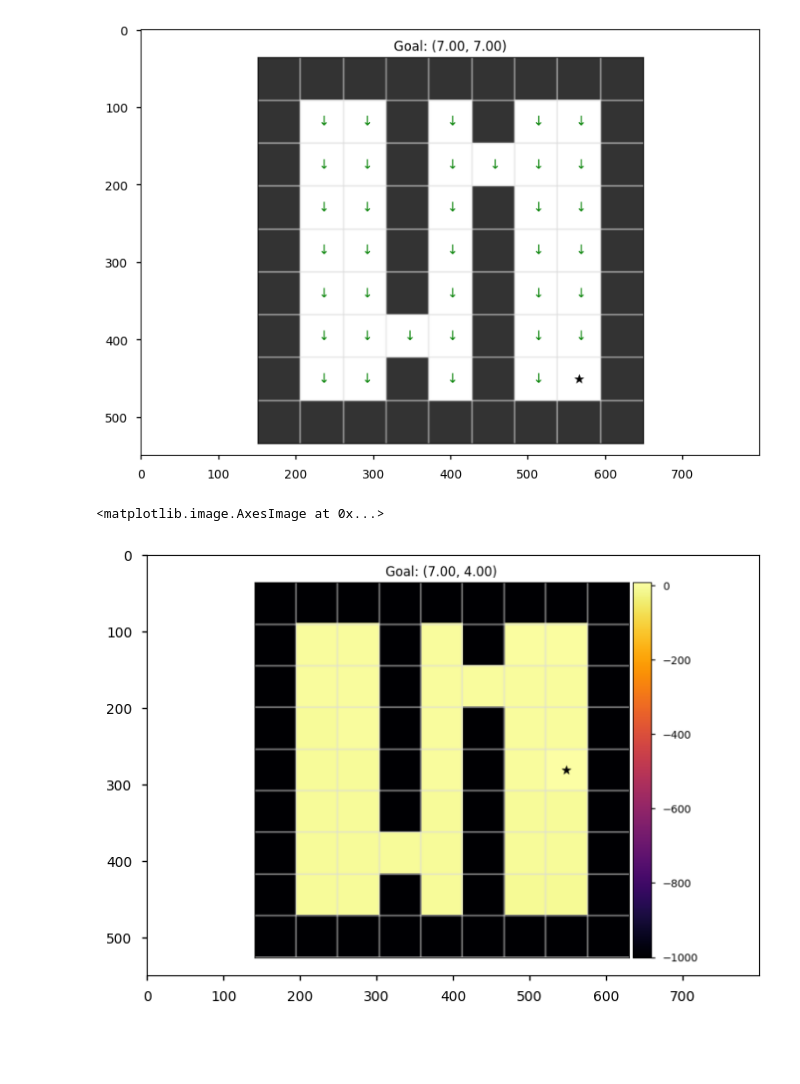
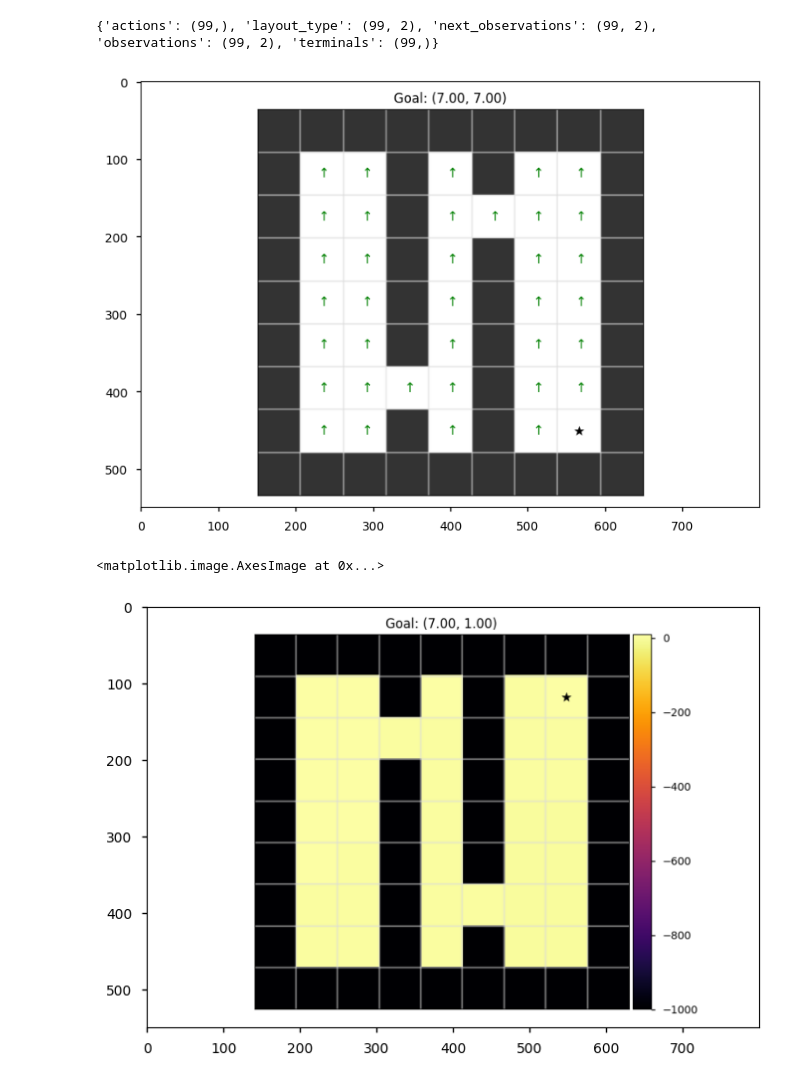
Before and after one commit to skylooop/BeliefConditionedFB, a Jupyter notebook: notebooks/in_context_fb.ipynb, the cells around one changed output. Drawn from its saved outputs; the diff is of its cells as text; code cells hidden in the pictures; blank space fills up the shorter version.

Commit message:
fb+gciql+context

```diff
--- a/notebooks/in_context_fb.ipynb
+++ b/notebooks/in_context_fb.ipynb
@@ -51,7 +51,7 @@ mediapy.show_images(layouts, width=256, height=256)
 from envs.minigrid.env_utils import random_exploration, q_learning
 
 train_layout_data = []
-NUM_TRAIN_LAYOUTS = 1
+NUM_TRAIN_LAYOUTS = 2
 NUM_TRAIN_STEPS = 100
 NUM_TRAIN_EPISODES = 2000
 
@@ -125,6 +125,6 @@ gc_whole_dataset = GCDataset(whole_dataset, config=fb_config['agent'])
 # %%
 sys.path.append("..")
-from agents.fb import ForwardBackwardAgent
+from agents.dynamics_fb import ForwardBackwardAgent
 
 gc_whole_dataset = GCDataset(whole_dataset, config=fb_config['agent'])
 example_batch = gc_whole_dataset.sample(1)
@@ -134,7 +134,8 @@ fb_agent = ForwardBackwardAgent.create(
     np.full_like(example_batch['actions'], env.action_space.n - 1),
     config=fb_config['agent']
 )
-fb_agent, info = fb_agent.update(gc_whole_dataset.sample(512))
+batch = gc_whole_dataset.sample(1, layout_type=0, context_length=NUM_TRAIN_STEPS)[1]
+fb_agent, info = fb_agent.update(batch, train_context_embedding=True)
 # %%
 from functools import partial
 from utils.evaluation import supply_rng
@@ -179,7 +180,7 @@ def plot_policy(env, dataset, fig=None, ax=None, title=None, action_fn=None, **k
     return fig, ax
 
 def visualize_policy_image(layout_type, task_num):
-    mdp_type = np.zeros((fb_config['agent']['number_of_meta_envs'], )) if fb_config['agent']['number_of_meta_envs'] > 1 else None
+    mdp_type = np.zeros((NUM_TRAIN_LAYOUTS, ))# if fb_config['agent']['number_of_meta_envs'] > 1 else None
     if mdp_type is not None:
         if layout_type == 0:
             mdp_type[0] = 1
@@ -195,21 +196,22 @@ def visualize_policy_image(layout_type, task_num):
     dynamics_embedding=None
     obs, info = env.reset()
     goal = info.get("goal_pos", None)
-    latent_z = fb_agent.infer_z(goal)
 
     if fb_config['agent']['use_context']:
         dataset_inference, env = random_exploration(env, num_episodes=1, layout_type=layout_type, num_mdp=NUM_TRAIN_LAYOUTS)
         print(jax.tree.map(lambda x: x.shape, dataset_inference))
-        dynamics_embedding_mean, dynamics_mean_std = fb_config.network.select('dynamic_transformer')(dataset_inference['observations'][None], dataset_inference['actions'][None,:,None],
+        dynamics_embedding_mean, dynamics_mean_std = fb_agent.network.select('dynamic_transformer')(dataset_inference['observations'][None], dataset_inference['actions'][None,:,None],
                                                                                     dataset_inference['next_observations'][None], train=False, return_embedding=True)
         dynamics_embedding = dynamics_embedding_mean + jax.random.normal(key=GLOBAL_KEY, shape=dynamics_embedding_mean.shape) * jnp.exp(dynamics_mean_std)
         dynamics_embedding=dynamics_embedding.squeeze()
         mdp_type=None
 
+    latent_z = fb_agent.infer_z(goal, mdp_num=mdp_type, dynamics_embedding=dynamics_embedding)
     example_batch = gc_whole_dataset.sample(1)
     pred_policy_img = policy_image_grid(env, example_batch,
                                                     action_fn=partial(supply_rng(fb_agent.sample_actions,
-                                                                                rng=jax.random.PRNGKey(np.random.randint(0, 2**32))), latent_z=latent_z, temperature=0.0),
+                                                                                rng=jax.random.PRNGKey(np.random.randint(0, 2**32))), latent_z=latent_z,
+                                                                    mdp_num=mdp_type[None] if mdp_type is not None else None, dynamics_embedding=dynamics_embedding[None], temperature=0.0),
                                                     goal=goal)
     return pred_policy_img
 
@@ -217,7 +219,8 @@ pred_policy_img = visualize_policy_image(layout_type=0, task_num=2)
 plt.imshow(pred_policy_img)
 plt.tight_layout()
 # %% [output]
+{'actions': (99,), 'layout_type': (99, 2), 'next_observations': (99, 2), 'observations': (99, 2), 'terminals': (99,)}
-[figure, old version]
+[figure, new version]
 # %%
 from mpl_toolkits.axes_grid1 import make_axes_locatable
 
@@ -251,40 +254,40 @@ def plot_value_image_grid(env, dataset, value_fn, action_fn, fig=None, ax=None,
     return fig, ax
 
 def visualize_value_image(layout_type, task_num):
-    mdp_type = np.zeros((fb_config['agent']['number_of_meta_envs'], ))
+    mdp_type = np.zeros((NUM_TRAIN_LAYOUTS, ))
     if mdp_type is not None:
         if layout_type == 0:
             mdp_type[0] = 1
         elif layout_type == 1:
             mdp_type[1] = 1
         else:
             mdp_type[2] = 1
 
     env = DynamicsGeneralization_Doors(render_mode="rgb_array", highlight=False,
                                     max_steps=NUM_TRAIN_STEPS, task_num=task_num)
     env._gen_grid = partial(env._gen_grid, layout_type=layout_type)
     env = MinigridWrapper(env)
     dynamics_embedding=None
     obs, info = env.reset()
     goal = info.get("goal_pos", None)
-    latent_z = jax.device_get(fb_agent.infer_z(goal)[None])
+    latent_z = jax.device_get(fb_agent.infer_z(goal, mdp_num=mdp_type)[None])
 
     if fb_config['agent']['use_context']:
         dataset_inference, env = random_exploration(env, num_episodes=1, layout_type=layout_type, num_mdp=NUM_TRAIN_LAYOUTS)
         print(jax.tree.map(lambda x: x.shape, dataset_inference))
         dynamics_embedding_mean, dynamics_mean_std = fb_agent.network.select('dynamic_transformer')(dataset_inference['observations'][None], dataset_inference['actions'][None, :, None],
                                                                                     dataset_inference['next_observations'][None], train=False, return_embedding=True)
         dynamics_embedding = dynamics_embedding_mean + jax.random.normal(key=GLOBAL_KEY, shape=dynamics_embedding_mean.shape) * jnp.exp(dynamics_mean_std)
         dynamics_embedding = dynamics_embedding.squeeze()
         mdp_type=None
 
     pred_value_img = value_image_fourrooms(env, example_batch,
-                                value_fn=partial(fb_agent.predict_q, z=latent_z),
+                                value_fn=partial(fb_agent.predict_q, z=latent_z, mdp_num=mdp_type[None]),
                                 action_fn=None, goal=goal)
     return pred_value_img
 
-pred_value_img = visualize_value_image(0, task_num=0)
+pred_value_img = visualize_value_image(1, task_num=1)
 plt.imshow(pred_value_img)
 # %% [output]
 <matplotlib.image.AxesImage at 0x...>
-[figure, old version]
+[figure, new version]
```
Also changed, not shown: parts of 5 cells of this notebook, 8 other files.
